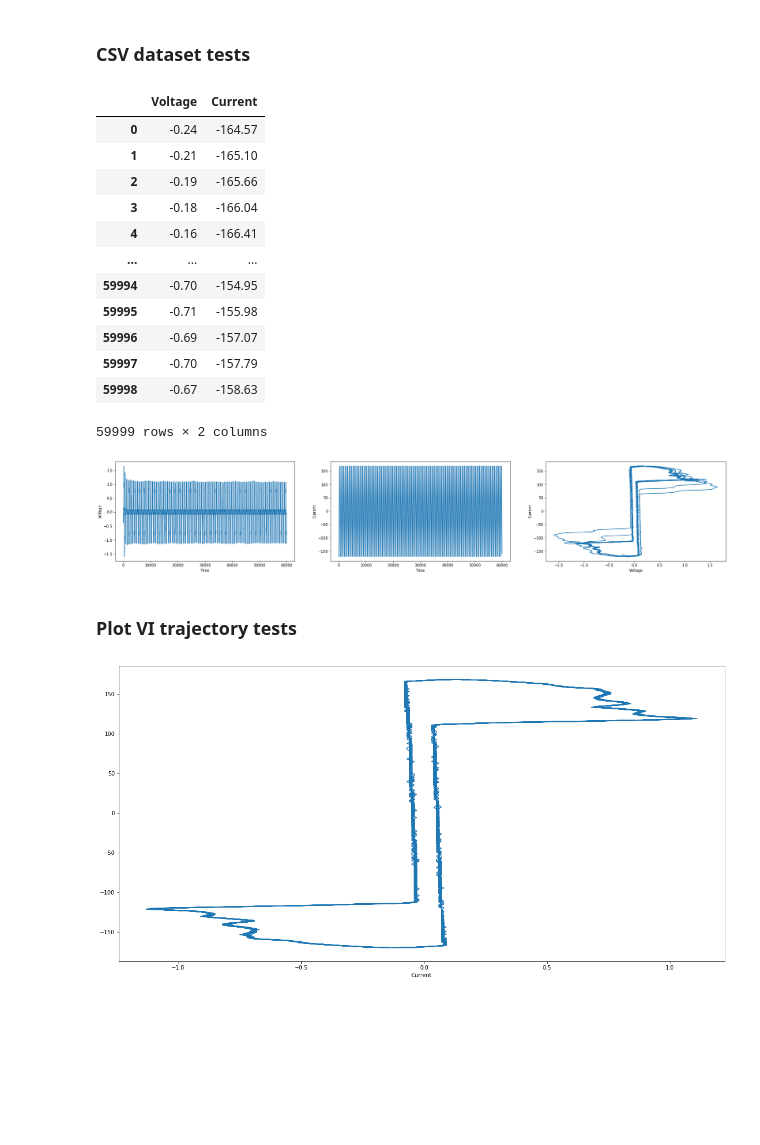
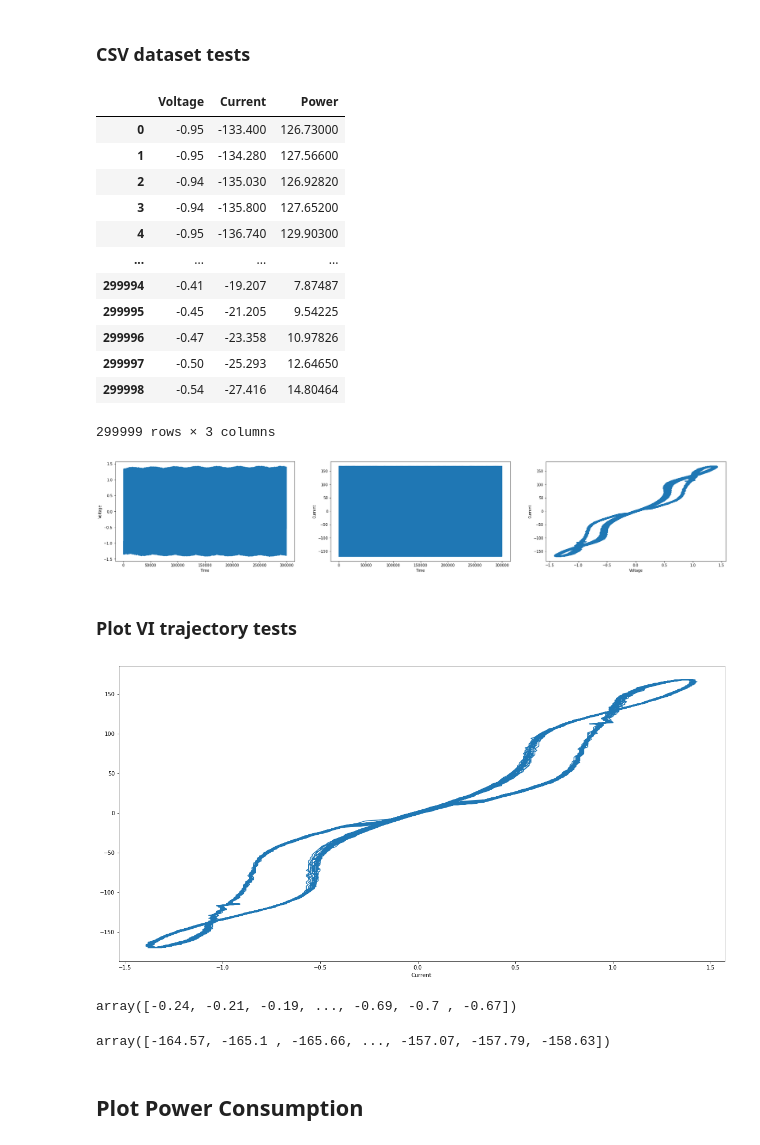
Before and after one commit to ma-2pac/esips_thesis_2023, a Jupyter notebook: data_exploration.ipynb, the cells around one changed output. Saved outputs shown, nothing was run; the diff lists cells and outputs as text; code cells hidden in the pictures; blank space fills up the shorter version.

```diff
--- a/data_exploration.ipynb
+++ b/data_exploration.ipynb
@@ -28,48 +42,50 @@ plaid_meta_df.to_csv("plaid_meta.csv")
 # %% [markdown]
 ### CSV dataset tests
 # %%
-test_data = pd.read_csv('datasets/PLAID2017/1.csv')
+test_data = pd.read_csv('datasets/PLAID2017/6.csv')
 test_data.columns= ['Voltage', 'Current']
+test_data["Power"] = test_data['Voltage']*test_data['Current']
 test_data
 # %% [output]
-|  | Voltage | Current |
-| 0 | -0.24 | -164.57 |
-| 1 | -0.21 | -165.10 |
-| 2 | -0.19 | -165.66 |
-| 3 | -0.18 | -166.04 |
-| 4 | -0.16 | -166.41 |
-| ... | ... | ... |
-| 59994 | -0.70 | -154.95 |
-| 59995 | -0.71 | -155.98 |
-| 59996 | -0.69 | -157.07 |
-| 59997 | -0.70 | -157.79 |
-| 59998 | -0.67 | -158.63 |
+|  | Voltage | Current | Power |
+| 0 | -0.95 | -133.400 | 126.73000 |
+| 1 | -0.95 | -134.280 | 127.56600 |
+| 2 | -0.94 | -135.030 | 126.92820 |
+| 3 | -0.94 | -135.800 | 127.65200 |
+| 4 | -0.95 | -136.740 | 129.90300 |
+| ... | ... | ... | ... |
+| 299994 | -0.41 | -19.207 | 7.87487 |
+| 299995 | -0.45 | -21.205 | 9.54225 |
+| 299996 | -0.47 | -23.358 | 10.97826 |
+| 299997 | -0.50 | -25.293 | 12.64650 |
+| 299998 | -0.54 | -27.416 | 14.80464 |
-59999 rows × 2 columns
+299999 rows × 3 columns
 # %%
 # display on plt
-voltage = test_data['Voltage']
-current = test_data['Current']
+voltage = np.array(test_data['Voltage'])
+current = np.array(test_data['Current'])
+power = np.array(test_data['Power'])
 time = test_data.index
 
 # create subplots for data
 fig, (ax1,ax2, ax3) = plt.subplots(1,3, figsize = (30,5))
 
-ax1.plot(time,voltage)
+ax1.plot(voltage)
 ax1.set_xlabel('Time')
 ax1.set_ylabel('Voltage')
 
-ax2.plot(time,current)
+ax2.plot(current)
 ax2.set_xlabel('Time')
 ax2.set_ylabel('Current')
 
 
 ax3.plot(voltage,current)
 ax3.set_xlabel('Voltage')
 ax3.set_ylabel('Current')
 
 plt.show()
 # %% [output]
-[figure, old version]
+[figure, new version]
 # %% [markdown]
 ### Plot VI trajectory tests
 # %%
@@ -82,5 +98,5 @@ plt.xlabel('Current')
 
 plt.show()
 # %% [output]
-[figure, old version]
+[figure, new version]
 # %%
@@ -88 +104,11 @@ fig =px.line(x=voltage[-10000:],y=current[-10000:])
 fig.show()
+# %%
+voltage
+# %% [output]
+array([-0.24, -0.21, -0.19, ..., -0.69, -0.7 , -0.67])
+# %%
+current
+# %% [output]
+array([-164.57, -165.1 , -165.66, ..., -157.07, -157.79, -158.63])
+# %% [markdown]
+## Plot Power Consumption
```
Also changed, not shown: parts of 9 cells of this notebook, 1 other file.
